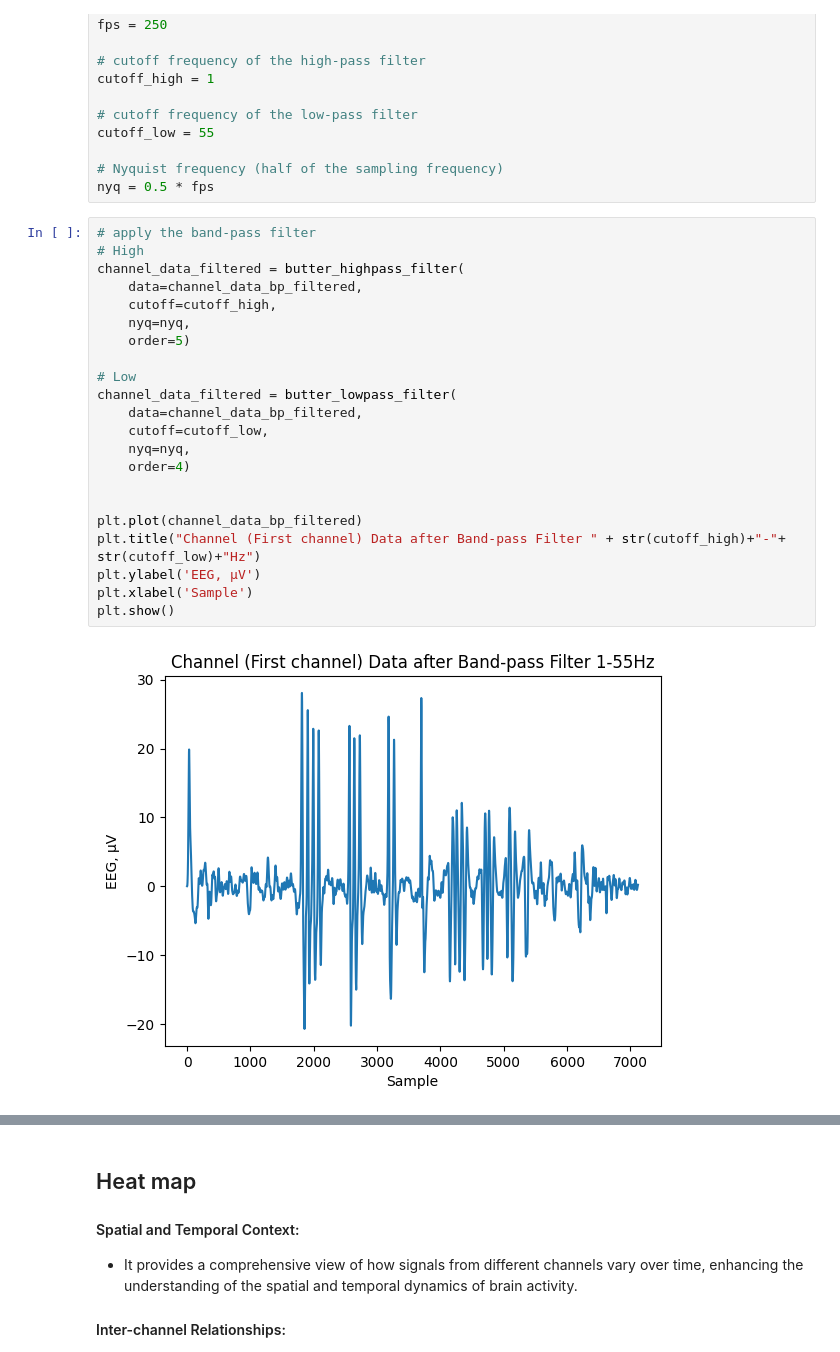
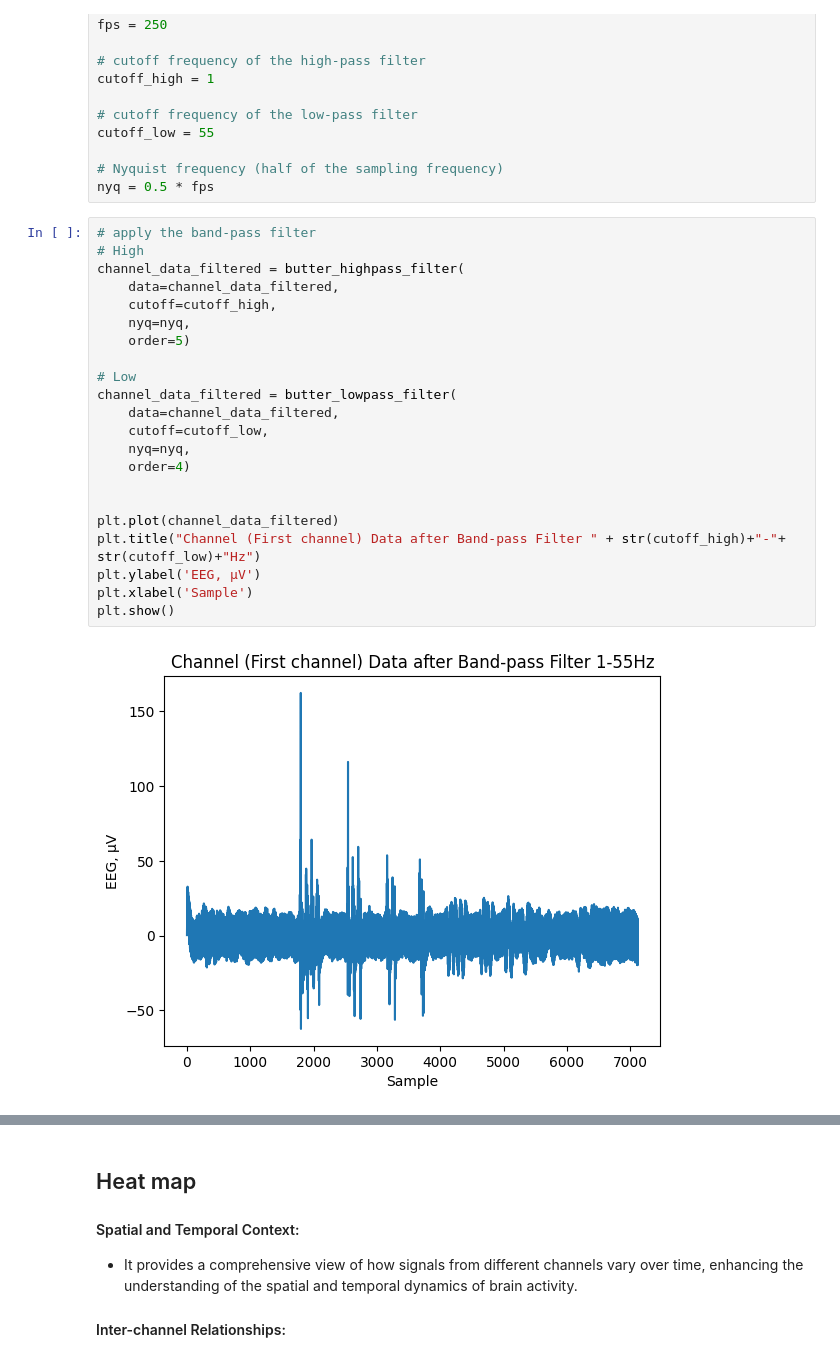
Before and after one commit to Carolina-Riddick/eeg-signal-processing-python-for-neuroscience, a Jupyter notebook: eeg-signal-processing-python-for-neuroscience.ipynb, the cells around one changed output, grey strips where cells are left out. Cells and saved outputs as stored; diff of their text form.

```diff
--- a/eeg-signal-processing-python-for-neuroscience.ipynb
+++ b/eeg-signal-processing-python-for-neuroscience.ipynb
@@ -311,27 +266,27 @@ nyq = 0.5 * fps
 # %%
 # apply the band-pass filter
 # High
 channel_data_filtered = butter_highpass_filter(
-    data=channel_data_bp_filtered,
+    data=channel_data_filtered,
     cutoff=cutoff_high,
     nyq=nyq,
     order=5)
 
 # Low
 channel_data_filtered = butter_lowpass_filter(
-    data=channel_data_bp_filtered,
+    data=channel_data_filtered,
     cutoff=cutoff_low,
     nyq=nyq,
     order=4)
 
 
-plt.plot(channel_data_bp_filtered)
+plt.plot(channel_data_filtered)
 plt.title("Channel (First channel) Data after Band-pass Filter " + str(cutoff_high)+"-"+ str(cutoff_low)+"Hz")
 plt.ylabel('EEG, µV')
 plt.xlabel('Sample')
 plt.show()
 # %% [output]
-[figure, old version]
+[figure, new version]
 # %%
 # Band Pass Filter filter the whole dataset
 # Here we convert ALL the EEG data after filtering to Pandas format dataset
```
Also changed, not shown: parts of 6 cells of this notebook.
